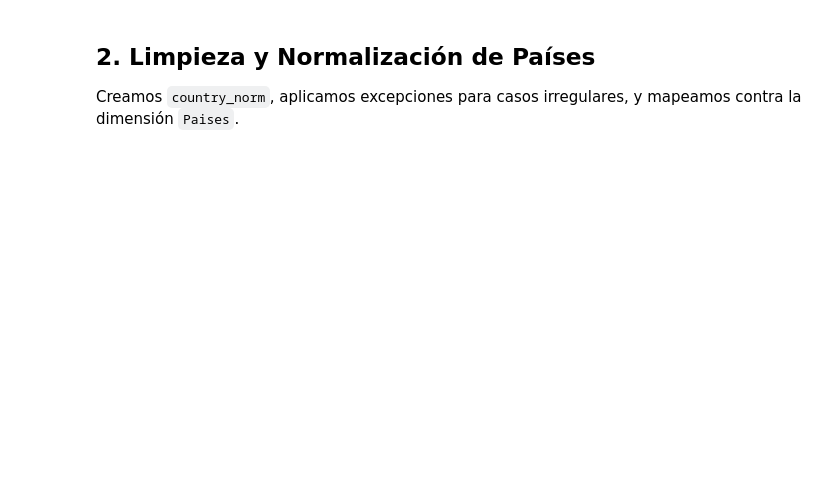
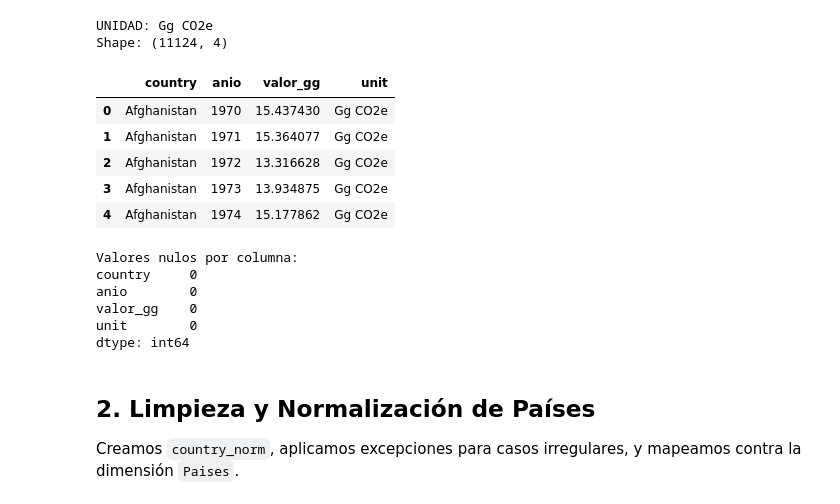
Before and after one commit to Oveer01/TFM-Cambio-Climatico, a Jupyter notebook: notebooks/inserccion/03_insertar_datos_emisionesCO2.ipynb, the cells around one changed output. Cells and saved outputs as stored; diff of their text form; code cells hidden in the pictures; blank space fills up the shorter version.

```diff
--- a/notebooks/inserccion/03_insertar_datos_emisionesCO2.ipynb
+++ b/notebooks/inserccion/03_insertar_datos_emisionesCO2.ipynb
@@ -58,3 +34,76 @@ dtype: int64
+# %%
+from pathlib import Path
+import pandas as pd
+
+# EDGARD (Excel)
+EXCEL_PATH = Path("../../data/fuentes/climaticos/EDGAR_2024_GHG_booklet_2024.xlsx")
+SHEET_NAME = "GHG_totals_by_country"
+UNIT = "Gg CO2e"
+
+# 1) Leer Excel
+assert EXCEL_PATH.exists(), f"No se encuentra el Excel en {EXCEL_PATH}"
+df_raw = pd.read_excel(EXCEL_PATH, sheet_name=SHEET_NAME, engine="openpyxl")
+
+# 2) Normalizar cabeceras
+df = df_raw.copy()
+df.columns = [str(c).strip().replace(" ", "_").replace("-", "_") for c in df.columns]
+
+# 3) Detectar columna de país y columnas de año
+candidatos_pais = ["country", "country_name", "name", "entity"]
+pais_col = next((c for c in df.columns if c.lower() in candidatos_pais), None)
+if not pais_col:
+    pais_col = next((c for c in df.columns if not str(c).isdigit()), None)
+    assert pais_col, "No se pudo identificar la columna de país."
+
+cols_anio = [c for c in df.columns if str(c).isdigit()]
+assert cols_anio, "No se detectaron columnas de año."
+
+if pais_col != "country":
+    df = df.rename(columns={pais_col: "country"})
+
+# 4) Ancho → largo (Gg CO2e tal cual)
+id_cols = [c for c in df.columns if c not in cols_anio]
+tidy = df.melt(id_vars=id_cols, value_vars=cols_anio, var_name="anio", value_name="valor_gg")
+tidy["anio"] = tidy["anio"].astype(int)
+tidy["valor_gg"] = pd.to_numeric(tidy["valor_gg"], errors="coerce")
+tidy = tidy.dropna(subset=["valor_gg"]).copy()
+
+# (Opcional) excluir agregados tipo World/EU/continentes/bunkers…
+_drop_patterns = r"(world|europe|asia|africa|america|antarctica|bunker|international|total|global|eu\d+)"
+mask_aggr = tidy["country"].astype(str).str.lower().str.contains(_drop_patterns, regex=True)
+tidy = tidy.loc[~mask_aggr].copy()
+
+# 5) Dejar df_co2 en Gg y añadir columna de unidad para que quede claro
+df_co2 = (
+    tidy[["country", "anio", "valor_gg"]]
+    .assign(unit=UNIT)
+    .sort_values(["country", "anio"])
+    .reset_index(drop=True)
+)
+
+# Vista rápida
+print("UNIDAD:", UNIT)
+print("Shape:", df_co2.shape)
+display(df_co2.head())
+
+# Comprobar missing values
+print("\nValores nulos por columna:")
+print(df_co2.isnull().sum())
+# %% [output]
+UNIDAD: Gg CO2e
+Shape: (11124, 4)
+|  | country | anio | valor_gg | unit |
+| 0 | Afghanistan | 1970 | 15.437430 | Gg CO2e |
+| 1 | Afghanistan | 1971 | 15.364077 | Gg CO2e |
+| 2 | Afghanistan | 1972 | 13.316628 | Gg CO2e |
+| 3 | Afghanistan | 1973 | 13.934875 | Gg CO2e |
+| 4 | Afghanistan | 1974 | 15.177862 | Gg CO2e |
+Valores nulos por columna:
+country     0
+anio        0
+valor_gg    0
+unit        0
+dtype: int64
 # %% [markdown]
 ## 2. Limpieza y Normalización de Países
 
```
Also changed, not shown: parts of 8 cells of this notebook, 10 other files.
